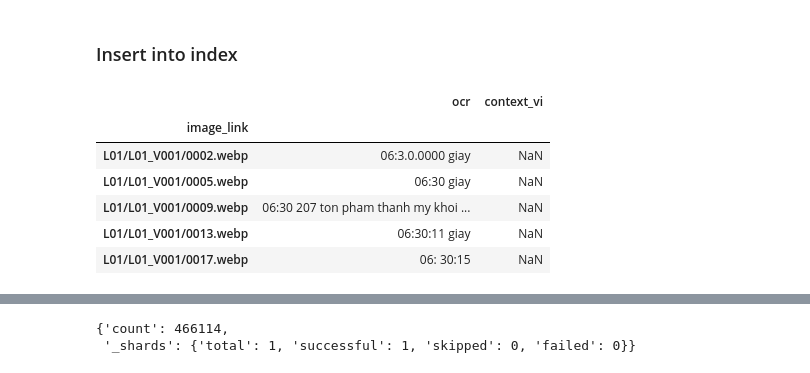
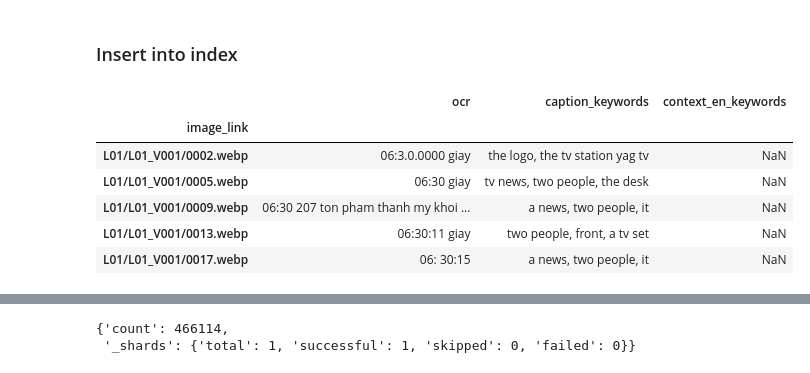
Before and after one commit to praiseTheSunn/LSC24_SemanticSearchWebApp, a Jupyter notebook: backend/main/elastic_search/utils/insert.ipynb, the cells around one changed output, grey strips where cells are left out. Drawn from its saved outputs; the diff is of its cells as text; code cells hidden in the pictures.

```diff
--- a/backend/main/elastic_search/utils/insert.ipynb
+++ b/backend/main/elastic_search/utils/insert.ipynb
@@ -68,18 +69,18 @@ es_client.indices.create(index=index_name, body=index_settings)
 # %%
 import pandas as pd
 
-metadata_df = pd.read_csv("/root/LSC24_SemanticSearchWebApp/backend/data/metadata/metadata_v8.csv")
-metadata_df_filtered = metadata_df[['image_link', 'ocr', 'context_vi']]
+metadata_df = pd.read_csv("/home/pc/LSC24_SemanticSearchWebApp/backend/data/aic24/metadata/metadata_v8.csv")
+metadata_df_filtered = metadata_df[['image_link', 'ocr', 'caption_keywords', 'context_en_keywords']]
 metadata_df_filtered.set_index('image_link', inplace=True)
 metadata_df_filtered.head()
 # %% [output]
-|  | ocr | context_vi |
-| image_link |  |  |
-| L01/L01_V001/0002.webp | 06:3.0.0000 giay | NaN |
-| L01/L01_V001/0005.webp | 06:30 giay | NaN |
-| L01/L01_V001/0009.webp | 06:30 207 ton pham thanh my khoi ... | NaN |
-| L01/L01_V001/0013.webp | 06:30:11 giay | NaN |
-| L01/L01_V001/0017.webp | 06: 30:15 | NaN |
+|  | ocr | caption_keywords | context_en_keywords |
+| image_link |  |  |  |
+| L01/L01_V001/0002.webp | 06:3.0.0000 giay | the logo, the tv station yag tv | NaN |
+| L01/L01_V001/0005.webp | 06:30 giay | tv news, two people, the desk | NaN |
+| L01/L01_V001/0009.webp | 06:30 207 ton pham thanh my khoi ... | a news, two people, it | NaN |
+| L01/L01_V001/0013.webp | 06:30:11 giay | two people, front, a tv set | NaN |
+| L01/L01_V001/0017.webp | 06: 30:15 | a news, two people, it | NaN |
 # %%
 import urllib3
 
```
Also changed, not shown: parts of 5 cells of this notebook, 12 other files.
